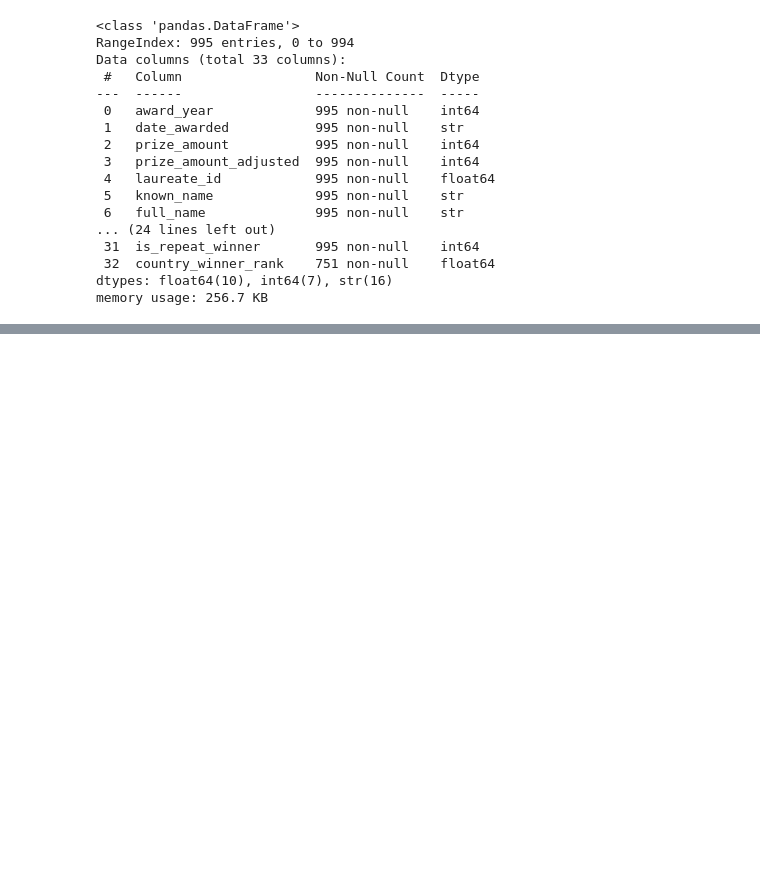
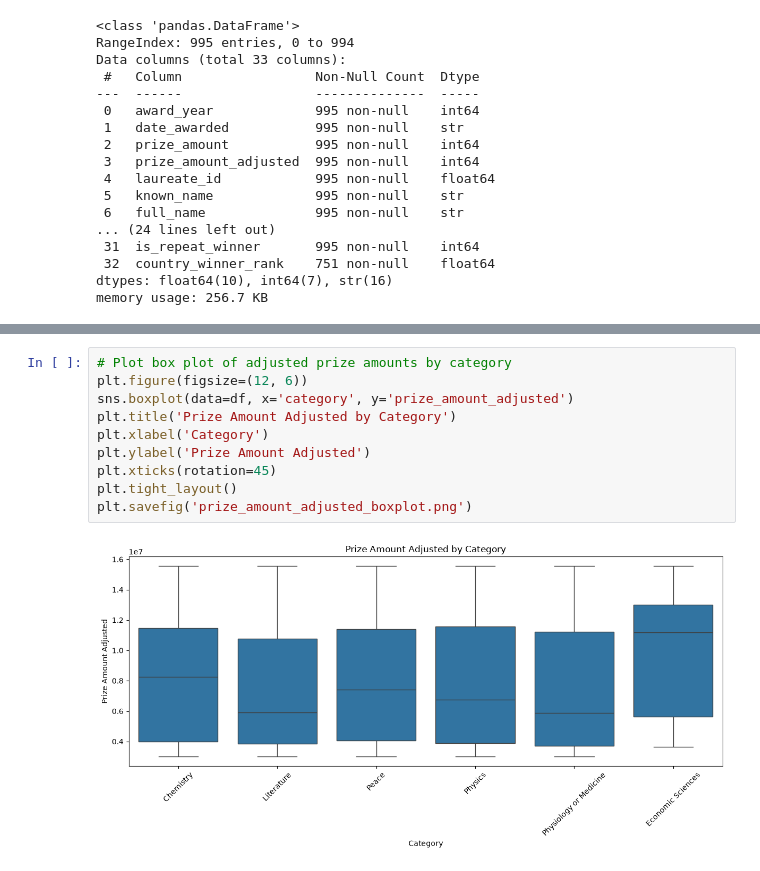
Before and after one commit to phuwu/EDA-on-Nobel-Prize-Winners-1901-2025, a Jupyter notebook: EDA.ipynb, the cells around one changed output, grey strips where cells are left out. Saved outputs shown, nothing was run; the diff lists cells and outputs as text; blank space fills up the shorter version.

```diff
--- a/EDA.ipynb
+++ b/EDA.ipynb
@@ -55,0 +81,12 @@ memory usage: 256.7 KB
+# %%
+# Plot box plot of adjusted prize amounts by category
+plt.figure(figsize=(12, 6))
+sns.boxplot(data=df, x='category', y='prize_amount_adjusted')
+plt.title('Prize Amount Adjusted by Category')
+plt.xlabel('Category')
+plt.ylabel('Prize Amount Adjusted')
+plt.xticks(rotation=45)
+plt.tight_layout()
+plt.savefig('prize_amount_adjusted_boxplot.png')
+# %% [output]
+[figure, added]
```
Also changed, not shown: parts of 6 cells of this notebook, 3 other files.
